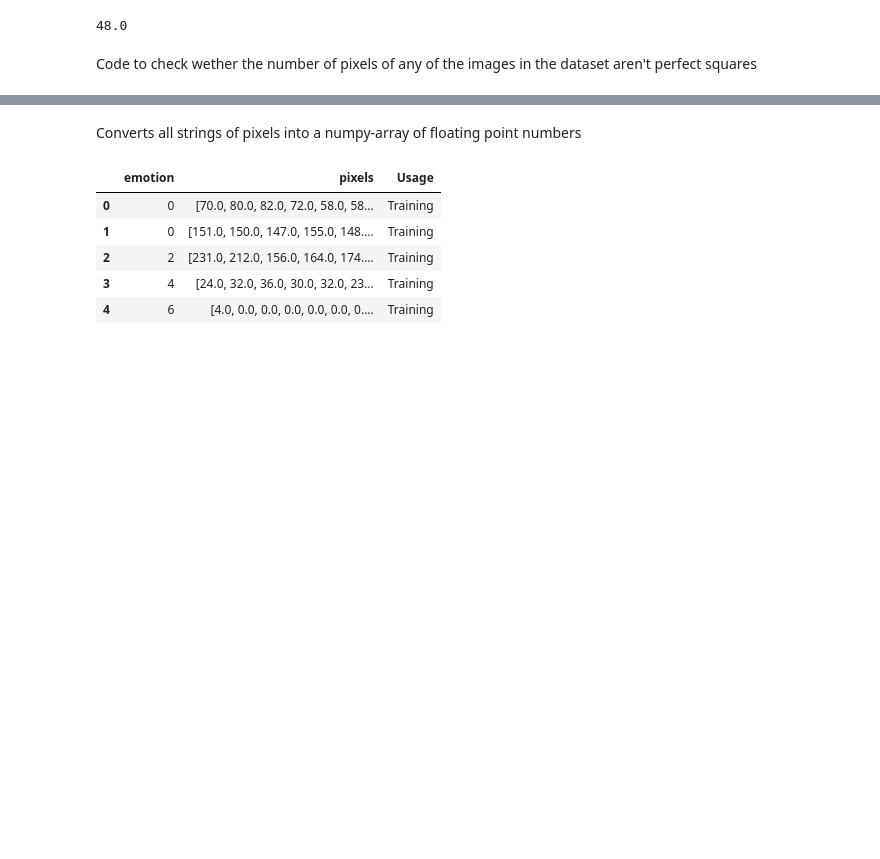
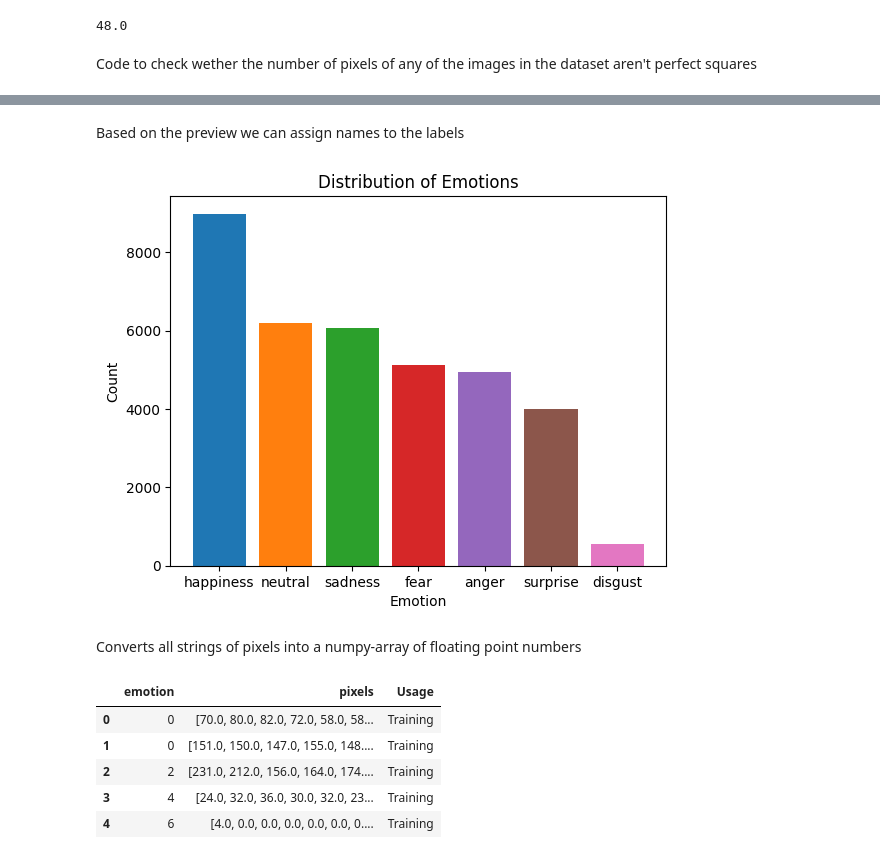
Before and after one commit to DanielGaudlandJacobsen/Dat305-Task-3, a Jupyter notebook: main.ipynb, the cells around one changed output, grey strips where cells are left out. Drawn from its saved outputs; the diff is of its cells as text; code cells hidden in the pictures; blank space fills up the shorter version.

```diff
--- a/main.ipynb
+++ b/main.ipynb
@@ -58,0 +65,3 @@ for label in sorted(df["emotion"].unique()):
+# %%
+emotion_counts = df["emotion"].value_counts()
+print(emotion_counts)
@@ -59,3 +78,21 @@ for label in sorted(df["emotion"].unique()):
+# %% [markdown]
+Based on the preview we can assign names to the labels
+# %%
+label_to_text = {0:"anger", 1:"disgust", 2:"fear", 3:"happiness", 4: "sadness", 5: "surprise", 6: "neutral"}
+x_labels = [label_to_text[label] for label in emotion_counts.keys()]
+
+# Get different colors for bars
+colors = plt.cm.tab10(range(len(emotion_counts)))
+
+plt.bar(x_labels, emotion_counts.values, color=colors)
+
+plt.xlabel("Emotion")
+plt.ylabel("Count")
+plt.title("Distribution of Emotions")
+
+plt.show()
+# %% [output]
+[figure, added]
 # %% [markdown]
 Converts all strings of pixels into a numpy-array of floating point numbers
 # %%
```
Also changed, not shown: parts of 14 cells of this notebook.
